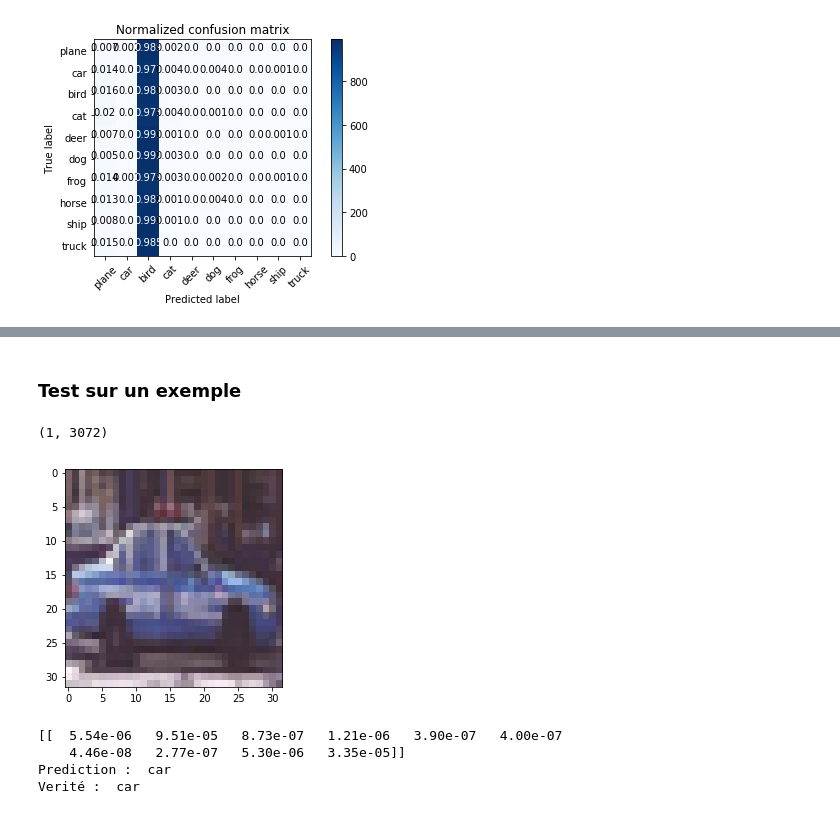
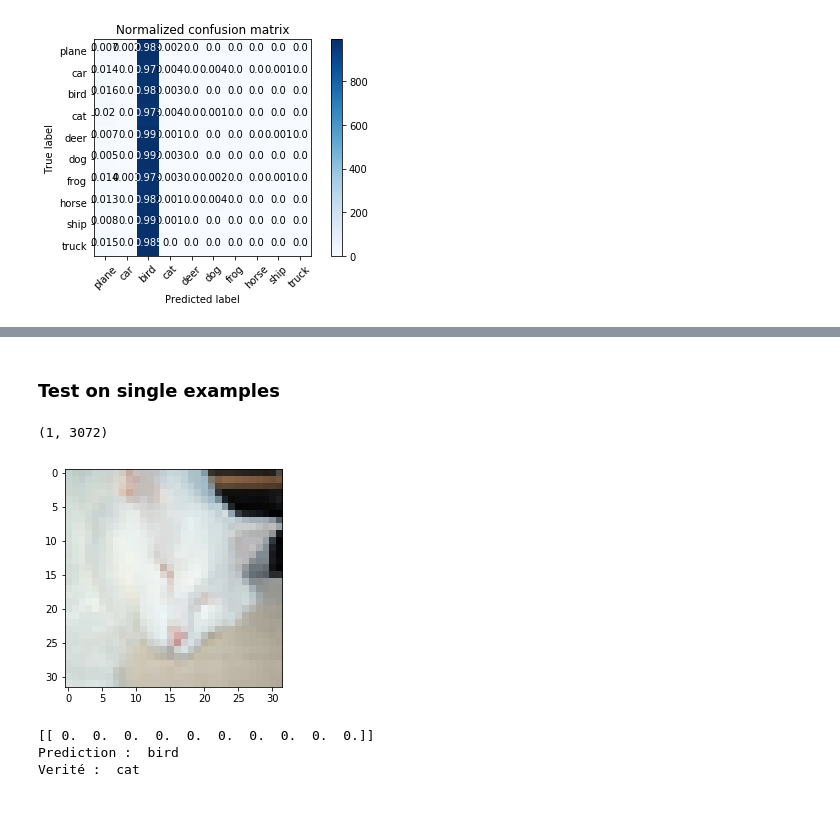
Before and after one commit to gregoiredgt/Mini_projet, a Jupyter notebook: cifar10_notebook.ipynb, the cells around one changed output, grey strips where cells are left out. Saved outputs shown, nothing was run; the diff lists cells and outputs as text; code cells hidden in the pictures.

```diff
--- a/cifar10_notebook.ipynb
+++ b/cifar10_notebook.ipynb
@@ -304,22 +307,21 @@ Normalized confusion matrix
-# %% [markdown]
-### Test sur un exemple
+# %% [markdown]
+### Test on single examples
 # %%
 def test_exemple(n):
     test = np.array([X_test_vectNorm[n]])
     print(test.shape)
     predict = model.predict_on_batch(test)
     plt.figure()
     plt.imshow(X_test_img[n])
     plt.show()
     print(predict)
     print("Prediction : ", class_names[np.argmax(predict)])
     print("Verité : ", class_names[int(y_test[n])])
 
-test_exemple(23)
+test_exemple(30)
 # %% [output]
 (1, 3072)
-[figure, old version]
+[figure, new version]
-[[  5.54e-06   9.51e-05   8.73e-07   1.21e-06   3.90e-07   4.00e-07
-    4.46e-08   2.77e-07   5.30e-06   3.35e-05]]
-Prediction :  car
-Verité :  car
+[[ 0.  0.  0.  0.  0.  0.  0.  0.  0.  0.]]
+Prediction :  bird
+Verité :  cat
```
Also changed, not shown: parts of 5 cells of this notebook.
